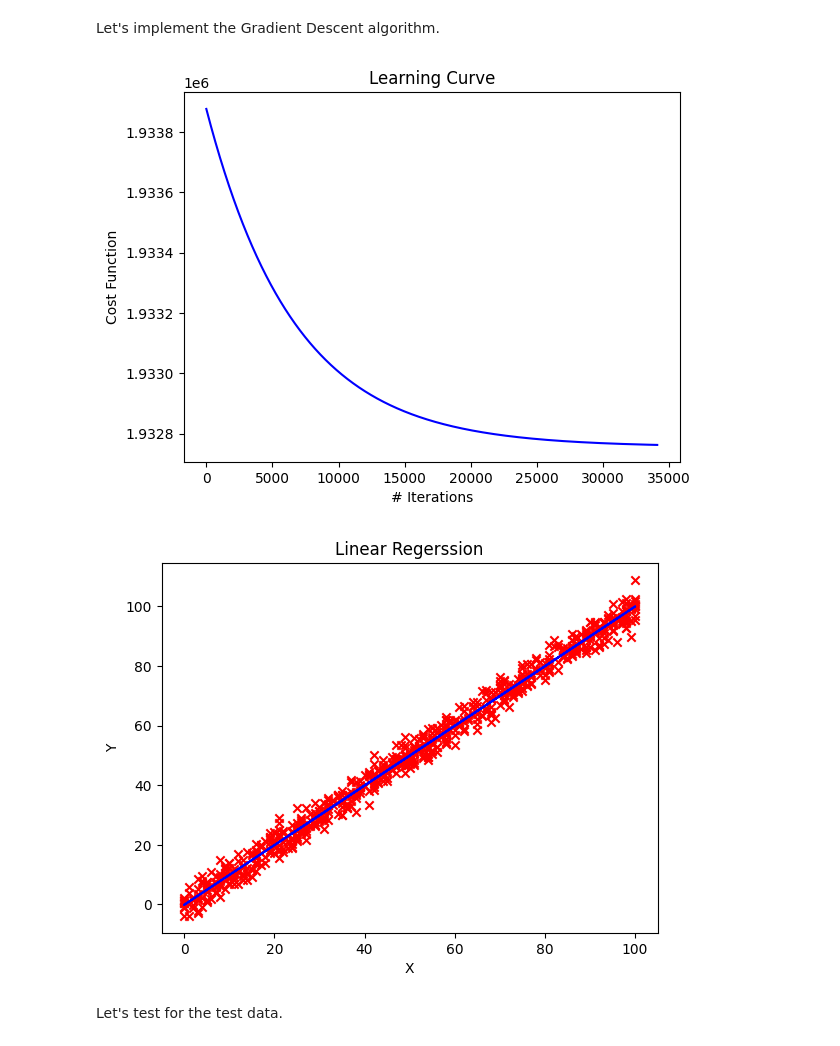
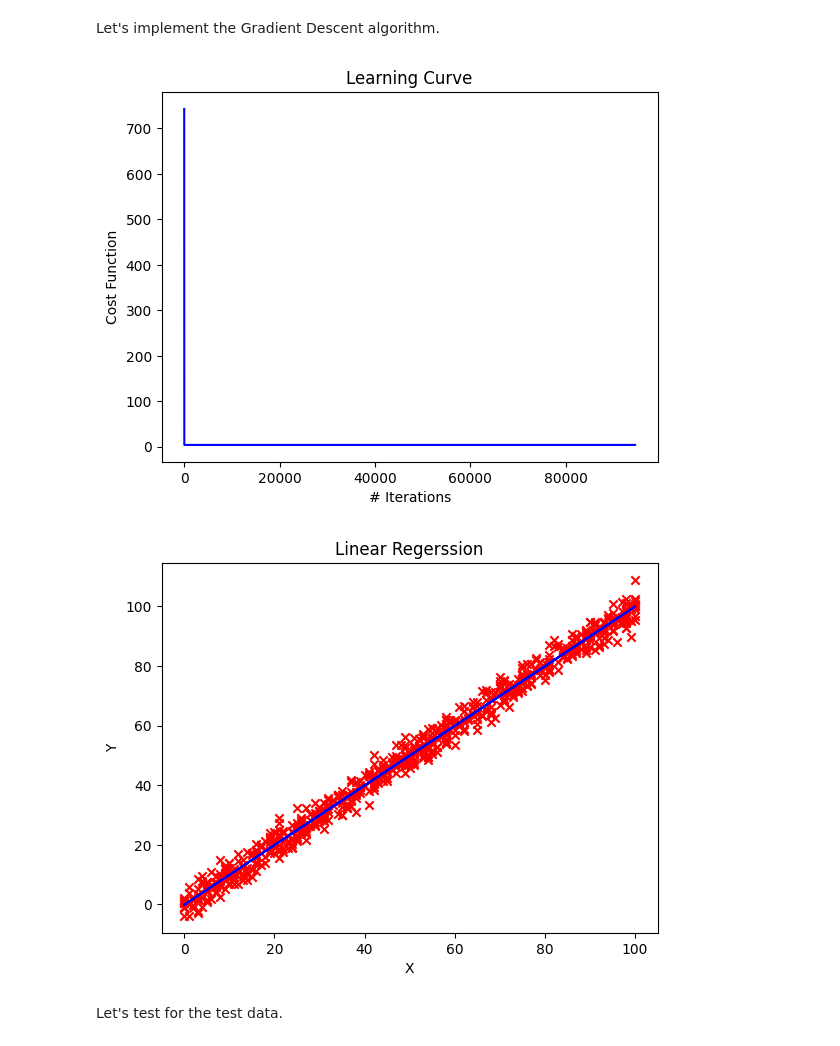
Before and after one commit to Akhilesh456/AI-ML-Adventures, a Jupyter notebook: LinearRegression/LinearRegression.ipynb, the cells around one changed output. Saved outputs shown, nothing was run; the diff lists cells and outputs as text; code cells hidden in the pictures.

```diff
--- a/LinearRegression/LinearRegression.ipynb
+++ b/LinearRegression/LinearRegression.ipynb
@@ -32,10 +32,9 @@ def cost_func(x, y, w, b):
     m = len(x)
     s = 0
     for i in range(m):
-        t = s
         f_wb = w*x[i] + b
         s = s + (f_wb - y[i])**2
-    total_cost = s/2*m
+    total_cost = s/(2*m)
     return total_cost
 
 def compute_gradient(x, y, w, b):
@@ -64,7 +63,7 @@ def compute_gradient(x, y, w, b):
 
     return dj_dw, dj_db
 
-def GD_alorithm(x, y, alpha):
+def GD_algorithm(x, y, alpha):
     """Calculates the best fit for the model f_w,b(X) = w*X + b for the given data and learning rate
 
     Args:
@@ -86,13 +85,13 @@ def GD_alorithm(x, y, alpha):
         w = w - alpha*dj_dw
         b = b - alpha*dj_db
         curr_J = cost_func(x, y, w, b)
-        if(prev_J-curr_J < 10):
-            J_history.append(curr_J)
+
+        J_history.append(curr_J)
         # print(f"w: {w}, b: {b}, J: {curr_J}")
         if(curr_J > prev_J):
             print(f"The value of alpha: {alpha} is too large, try a smaller value.")
             break
-        if(prev_J-curr_J < 0.001):
+        if(prev_J-curr_J < 0.000001):
             return w, b, J_history, iterations
 
         prev_J = curr_J
@@ -119,30 +118,28 @@ def predict(x, w, b):
 # %% [markdown]
 Let's implement the Gradient Descent algorithm.
 # %%
-alpha = 0.0003
-w, b, J_history, iterations = GD_alorithm(X_train, Y_train, alpha)
+alpha = 0.0001
+w, b, J_history, iterations = GD_algorithm(X_train, Y_train, alpha)
 
 # Plotting Learning Curve
 s = len(J_history)
-indices = []
-for i in range(1, s+1):
-    indices.append(i+iterations-s)
+indices = range(s)
 plt.plot(indices, J_history, c='b')
 plt.xlabel("# Iterations")
 plt.ylabel("Cost Function")
 plt.title("Learning Curve")
 plt.show()
 
 Y_test_pred = predict(X_train, w, b)
 
 plt.plot(X_train, Y_test_pred, c='b')
 plt.scatter(X_train, Y_train, c='r', marker='x')
 plt.xlabel("X")
 plt.ylabel("Y")
 plt.title("Linear Regerssion")
 plt.show()
 # %% [output]
-[figure, old version]
+[figure, new version]
 [figure]
 # %% [markdown]
 Let's test for the test data.
```
